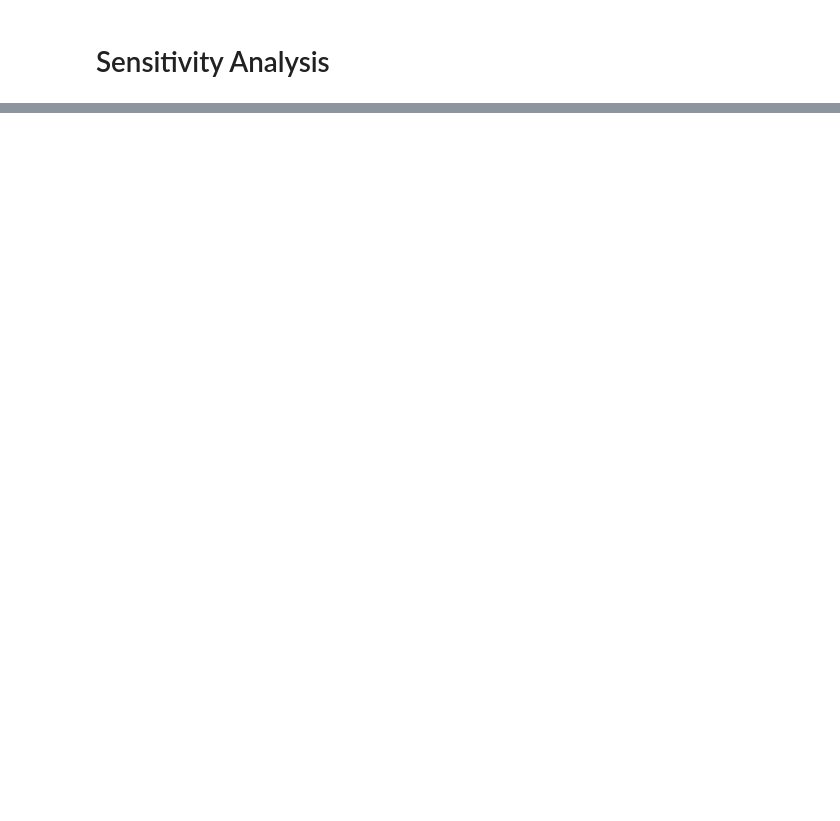
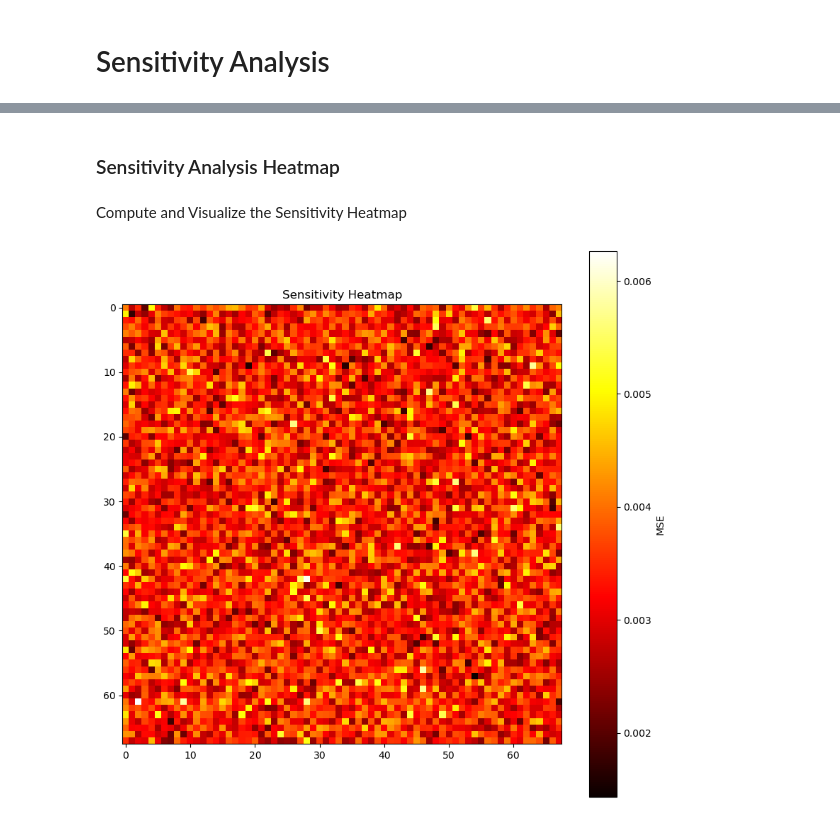
Before and after one commit to Ottohesten/02466-Cell-Profiling, a Jupyter notebook: sensitivity_analysis.ipynb, the cells around one changed output, grey strips where cells are left out. Drawn from its saved outputs; the diff is of its cells as text; code cells hidden in the pictures; blank space fills up the shorter version.

Commit message:
Sensitivity Analysis: modify new pixel, set seed, create new "VAE_LAFARGE_Seeded" (reparameterize), show original and modified output, calculate MSE, heat map of MSE.

```diff
--- a/sensitivity_analysis.ipynb
+++ b/sensitivity_analysis.ipynb
@@ -22,0 +83,10 @@ ModuleNotFoundError: No module named 'models'
+# %%
+# Load the original image
+image_path = 'data_subset/DMSO/B02_s1_w1B1A7ADEA-8896-4C7D-8C63-663265374B72_0.npy' # The chosen image is randomly selected
+image = np.load(image_path)
+
+# Print image statistics
+print(f"Image shape: {image.shape}")
+print(f"Data type: {image.dtype}")
+print(f"Min value: {image.min()}")
+print(f"Max value: {image.max()}")
@@ -22,0 +103,9 @@ ModuleNotFoundError: No module named 'models'
+# %%
+# Modify a specific pixel (change as needed)
+x, y = 30, 30  # Pixel coordinates
+new_value = [0, 0, 0]  # New color value (change as needed)
+modified_image = modify_pixel(image, x, y, new_value)
+# %%
+# Process the original and modified images
+original_output = process_image(image, model)
+modified_output = process_image(modified_image, model)
@@ -22,0 +140,43 @@ ModuleNotFoundError: No module named 'models'
+# %% [markdown]
+### Sensitivity Analysis Heatmap
+# %% [markdown]
+Compute and Visualize the Sensitivity Heatmap
+# %%
+from sklearn.metrics import mean_squared_error # Import the mean squared error function
+
+# Function to compute the MSE between two images
+def compute_mse(image1, image2):
+    return mean_squared_error(image1.flatten(), image2.flatten())
+
+# Initialize a list to store the MSE values
+mse_values = []
+
+# Iterate over a range of pixels
+for i in range(image.shape[0]):
+    for j in range(image.shape[1]):
+        # Modify a specific pixel
+        modified_image = modify_pixel(image, i, j, [0, 0, 0])
+
+        # Process the modified image
+        modified_output = process_image(modified_image, model)
+
+        # Compute the MSE between the original and modified outputs
+        mse = compute_mse(original_output, modified_output)
+
+        # Append the MSE value to the list
+        mse_values.append((i, j, mse))
+
+# Convert the list to a numpy array for easier processing
+mse_array = np.array(mse_values)
+
+# Reshape the MSE array to match the image dimensions
+mse_image = mse_array[:, 2].reshape(image.shape[0], image.shape[1])
+
+# Visualize the MSE values as a heatmap
+plt.figure(figsize=(10, 10))
+plt.imshow(mse_image, cmap='hot', interpolation='nearest')
+plt.title('Sensitivity Heatmap')
+plt.colorbar(label='MSE')
+plt.show()
+# %% [output]
+[figure, added]
```
Also changed, not shown: parts of 16 cells of this notebook.
